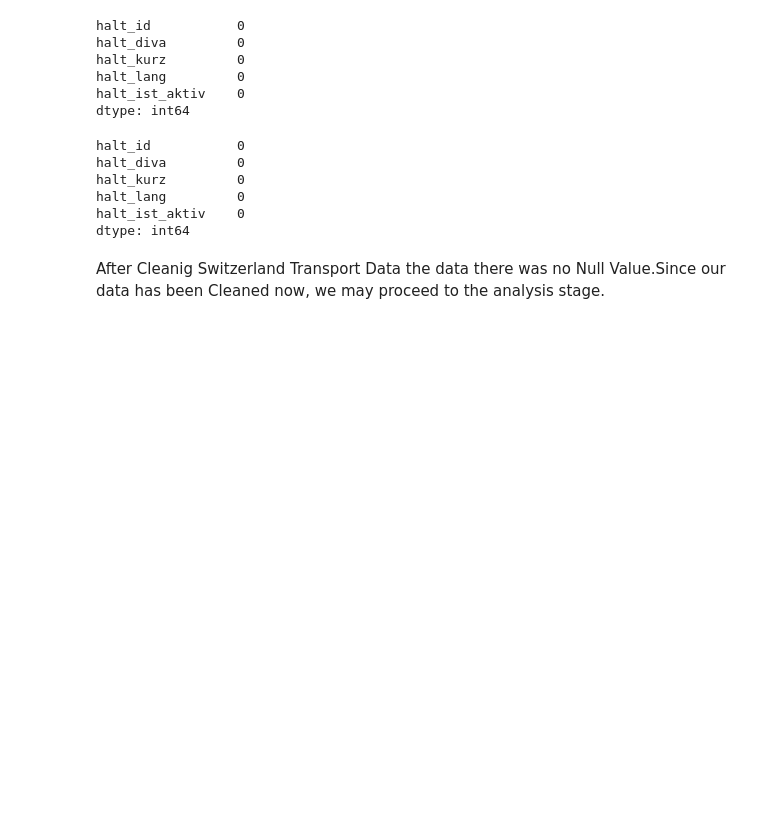
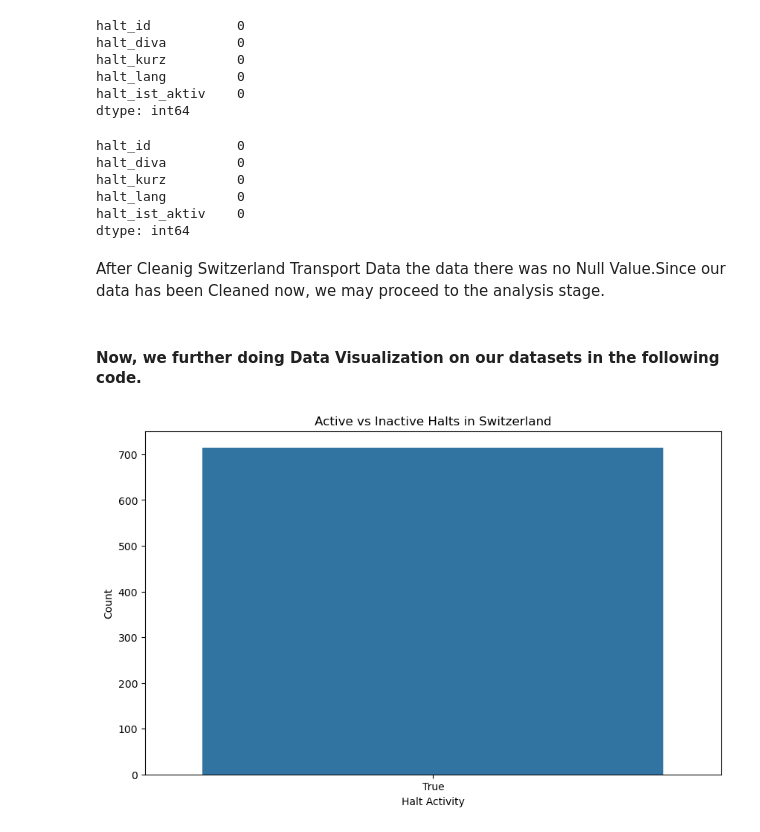
Before and after one commit to SyedAsadAilia110/CA2, a Jupyter notebook: CA02-Coding New.ipynb, the cells around one changed output. Cells and saved outputs as stored; diff of their text form; code cells hidden in the pictures; blank space fills up the shorter version.

Commit message:
Add files via upload
Today we doing some Data Visualization

```diff
--- a/CA02-Coding New.ipynb
+++ b/CA02-Coding New.ipynb
@@ -208,3 +210,19 @@ halt_ist_aktiv    0
 dtype: int64
 # %% [markdown]
 After Cleanig Switzerland Transport Data the data there was no Null Value.Since our data has been Cleaned now, we may proceed to the analysis stage.
+# %% [markdown]
+#### Now, we further doing Data Visualization on our datasets in the following code.
+# %%
+switzerland_cleaned_path = r'C:/Users/Ycomputer/Downloads/SAA-1009/Datasets/cleaned_switzerland.csv'
+
+switzerland_data = pd.read_csv(switzerland_cleaned_path)
+
+# Visualize Switzerland dataset
+plt.figure(figsize=(10, 6))
+sns.countplot(x='halt_ist_aktiv', data=switzerland_data)
+plt.title('Active vs Inactive Halts in Switzerland')
+plt.xlabel('Halt Activity')
+plt.ylabel('Count')
+plt.show()
+# %% [output]
+[figure, added]
```
Also changed, not shown: parts of 4 cells of this notebook.
